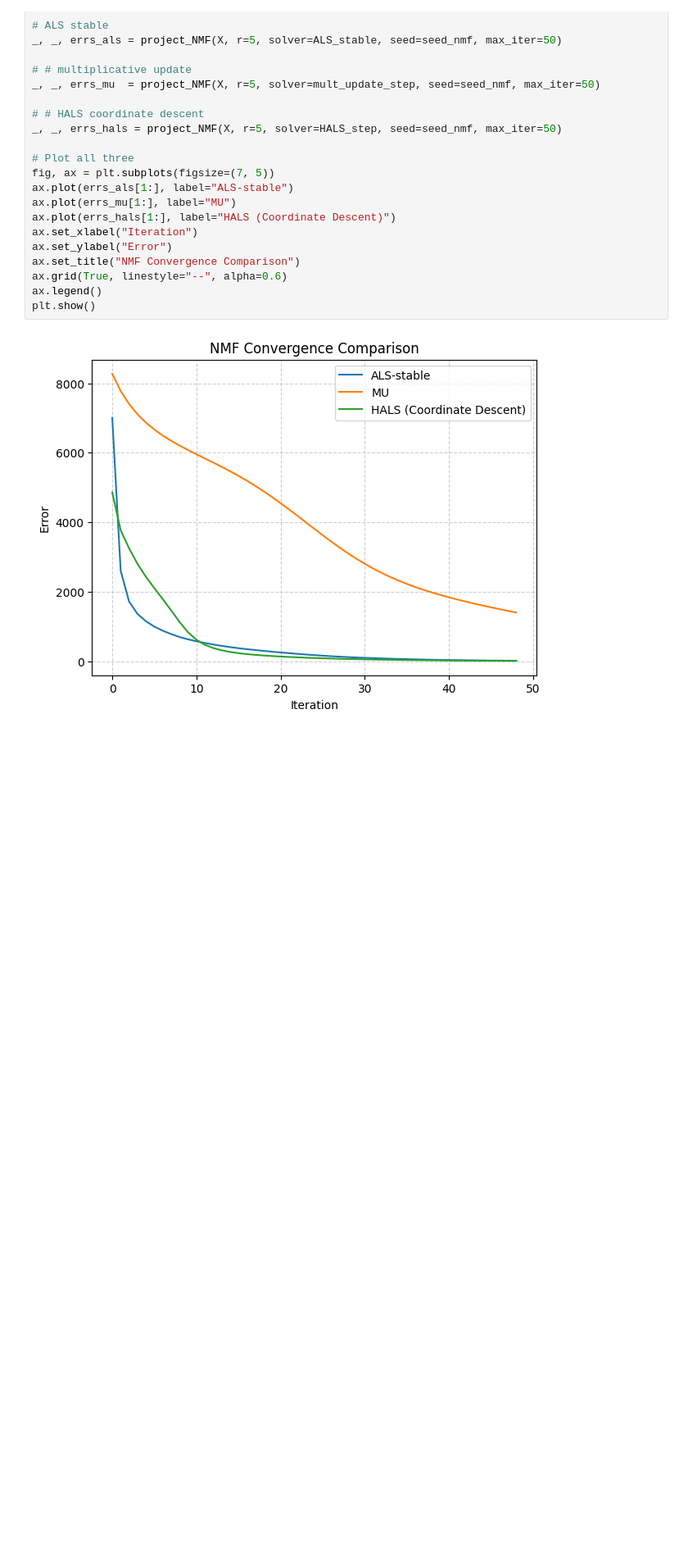
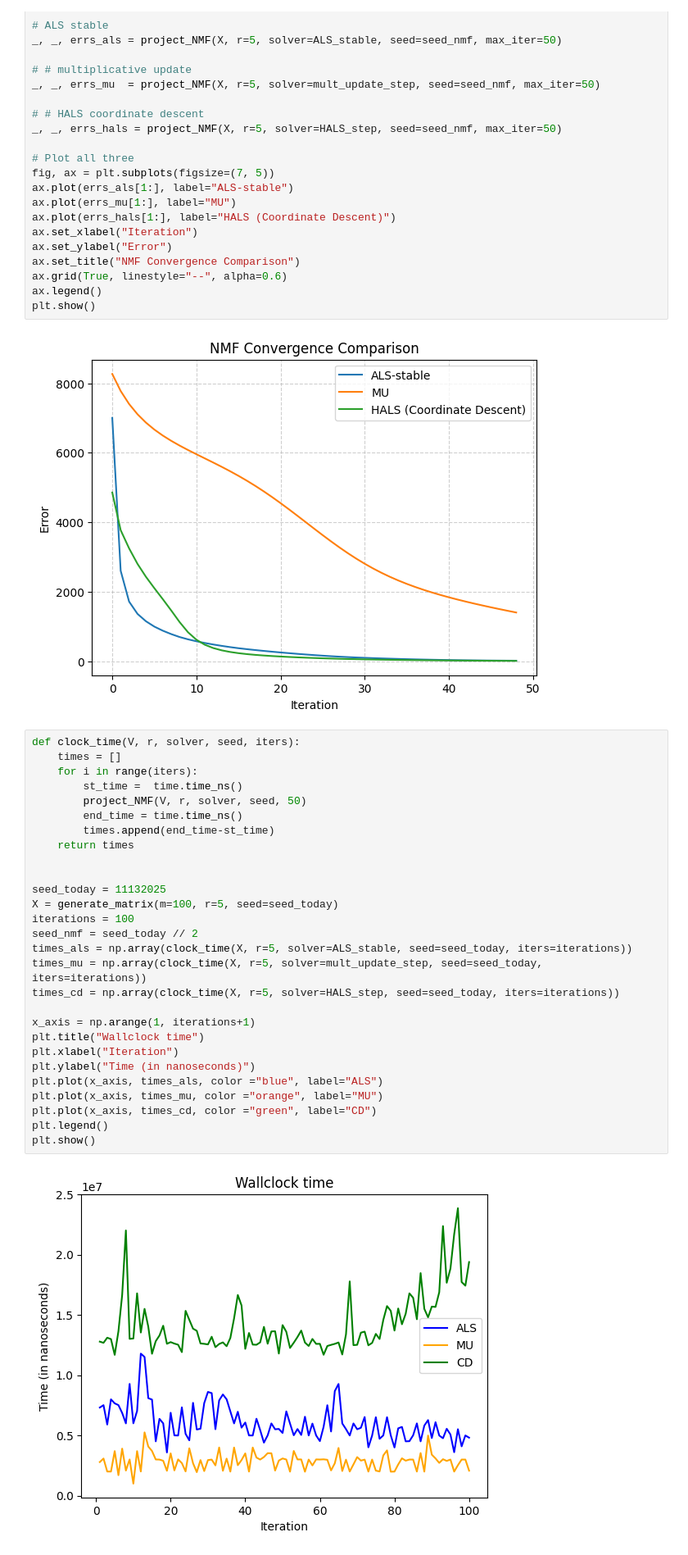
Before and after one commit to d-koding/nmf-algs, a Jupyter notebook: algorithms/ALS.ipynb, the cells around one changed output. Shown: that part at 82% size. Cells and saved outputs as stored; diff of their text form; blank space fills up the shorter version.

```diff
--- a/algorithms/ALS.ipynb
+++ b/algorithms/ALS.ipynb
@@ -245,3 +248,33 @@ ax.legend()
 plt.show()
 # %% [output]
 [figure]
+# %%
+def clock_time(V, r, solver, seed, iters):
+    times = []
+    for i in range(iters):
+        st_time =  time.time_ns()
+        project_NMF(V, r, solver, seed, 50)
+        end_time = time.time_ns()
+        times.append(end_time-st_time)
+    return times
+
+
+seed_today = 11132025
+X = generate_matrix(m=100, r=5, seed=seed_today)
+iterations = 100
+seed_nmf = seed_today // 2
+times_als = np.array(clock_time(X, r=5, solver=ALS_stable, seed=seed_today, iters=iterations))
+times_mu = np.array(clock_time(X, r=5, solver=mult_update_step, seed=seed_today, iters=iterations))
+times_cd = np.array(clock_time(X, r=5, solver=HALS_step, seed=seed_today, iters=iterations))
+
+x_axis = np.arange(1, iterations+1)
+plt.title("Wallclock time")
+plt.xlabel("Iteration")
+plt.ylabel("Time (in nanoseconds)")
+plt.plot(x_axis, times_als, color ="blue", label="ALS")
+plt.plot(x_axis, times_mu, color ="orange", label="MU")
+plt.plot(x_axis, times_cd, color ="green", label="CD")
+plt.legend()
+plt.show()
+# %% [output]
+[figure, added]
```
Also changed, not shown: parts of 1 cell of this notebook.
